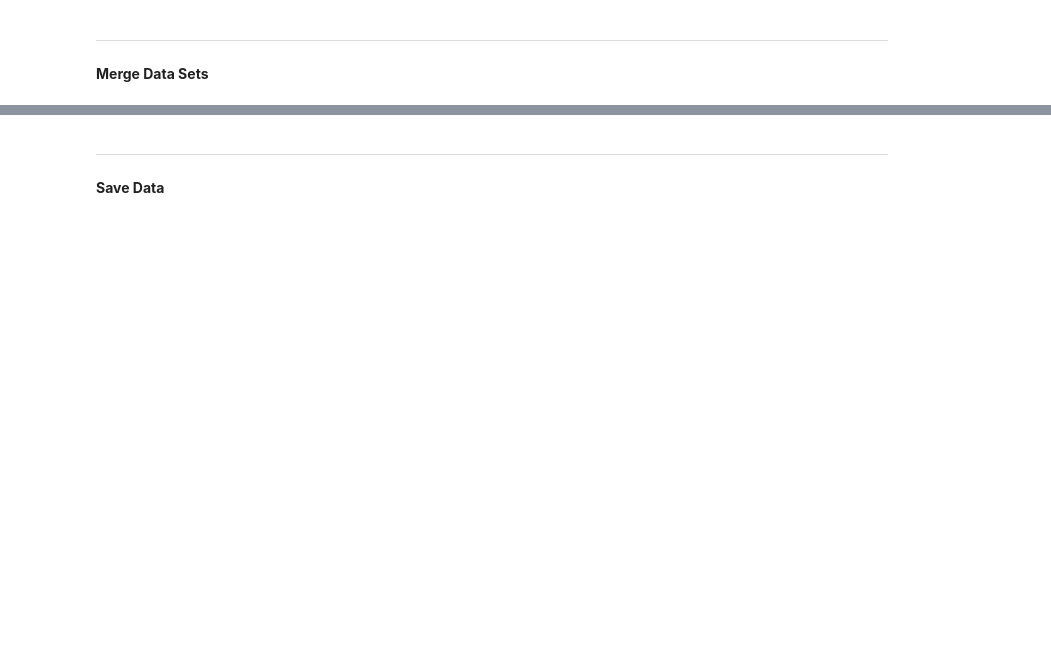
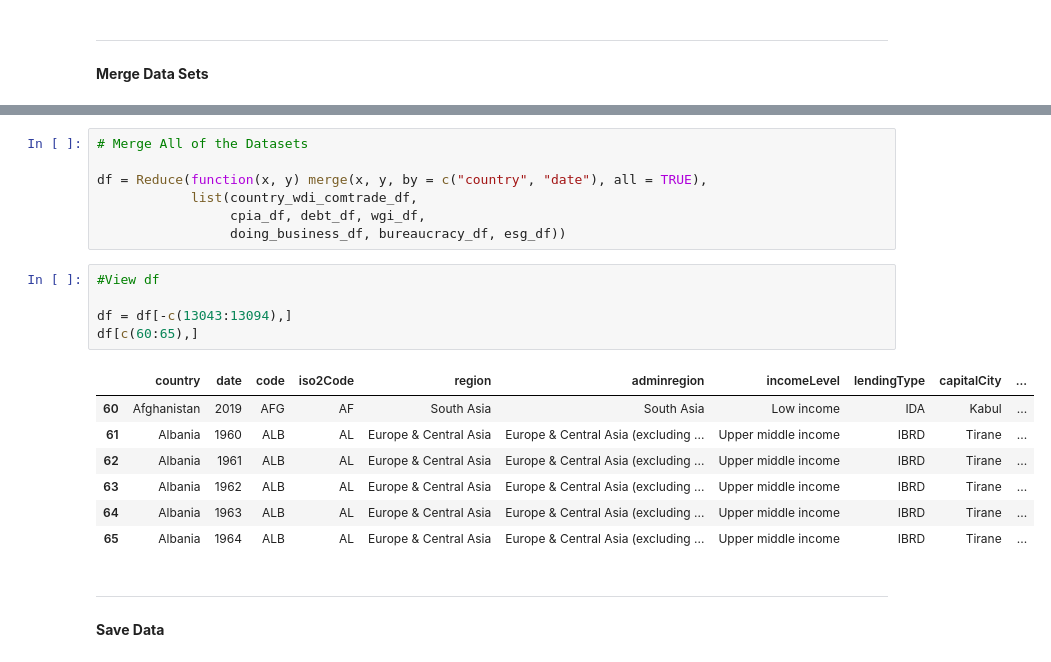
Before and after one commit to jake-w-schneider/SYPA, a Jupyter notebook: 1_Scripts/Harvard_SYPA/2_ETL.ipynb, the cells around one changed output, grey strips where cells are left out. Drawn from its saved outputs; the diff is of its cells as text; blank space fills up the shorter version.

```diff
--- a/1_Scripts/Harvard_SYPA/2_ETL.ipynb
+++ b/1_Scripts/Harvard_SYPA/2_ETL.ipynb
@@ -291,3 +436,23 @@ Culled from 1_API
+# %%
+# Merge All of the Datasets
+
+df = Reduce(function(x, y) merge(x, y, by = c("country", "date"), all = TRUE),
+            list(country_wdi_comtrade_df,
+                 cpia_df, debt_df, wgi_df,
+                 doing_business_df, bureaucracy_df, esg_df))
+# %%
+#View df
+
+df = df[-c(13043:13094),]
+df[c(60:65),]
+# %% [output]
+|  | country | date | code | iso2Code | region | adminregion | incomeLevel | lendingType | capitalCity | ... |
+| 60 | Afghanistan | 2019 | AFG | AF | South Asia | South Asia | Low income | IDA | Kabul | ... |
+| 61 | Albania | 1960 | ALB | AL | Europe & Central Asia | Europe & Central Asia (excluding ... | Upper middle income | IBRD | Tirane | ... |
+| 62 | Albania | 1961 | ALB | AL | Europe & Central Asia | Europe & Central Asia (excluding ... | Upper middle income | IBRD | Tirane | ... |
+| 63 | Albania | 1962 | ALB | AL | Europe & Central Asia | Europe & Central Asia (excluding ... | Upper middle income | IBRD | Tirane | ... |
+| 64 | Albania | 1963 | ALB | AL | Europe & Central Asia | Europe & Central Asia (excluding ... | Upper middle income | IBRD | Tirane | ... |
+| 65 | Albania | 1964 | ALB | AL | Europe & Central Asia | Europe & Central Asia (excluding ... | Upper middle income | IBRD | Tirane | ... |
 # %% [markdown]
 ----
 # %% [markdown]
```
Also changed, not shown: parts of 15 cells of this notebook, 8 other files.
